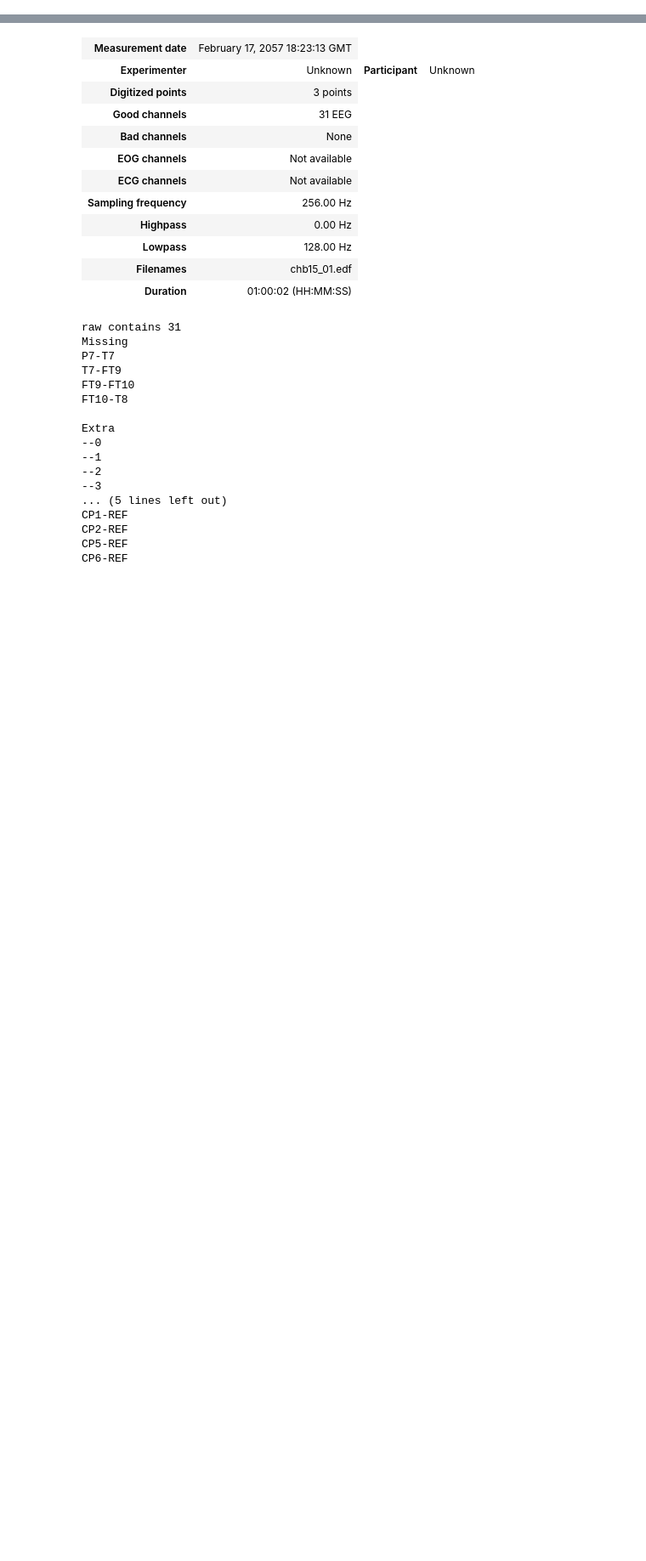
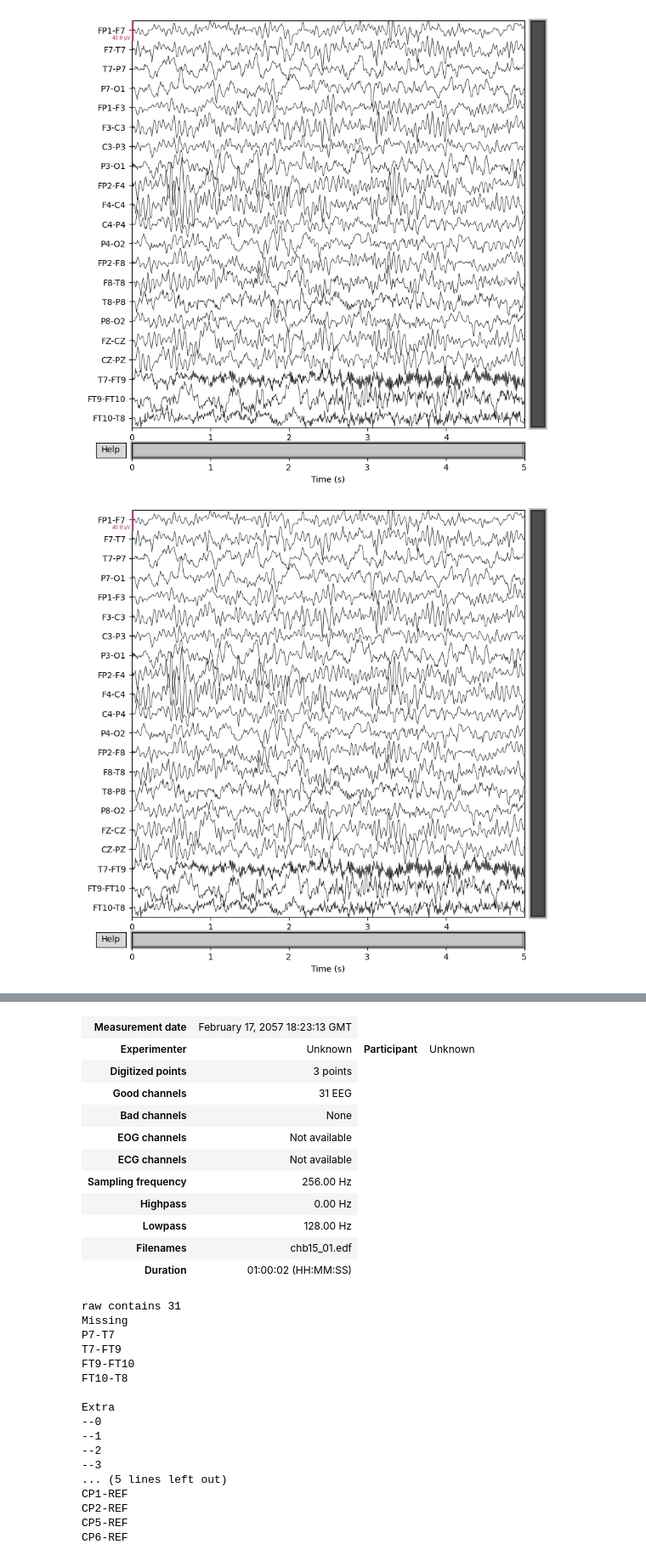
Before and after one commit to UniversityProjectsAtUnisa/epilepsy-prediction_thesis, a Jupyter notebook: scripts/dataset/test.ipynb, the cells around one changed output, grey strips where cells are left out. Shown at 85% size. Drawn from its saved outputs; the diff is of its cells as text; code cells hidden in the pictures; blank space fills up the shorter version.

```diff
--- a/scripts/dataset/test.ipynb
+++ b/scripts/dataset/test.ipynb
@@ -24,11 +27,9 @@ USEFUL_CHANNELS = [
 "P8-O2",
 "FZ-CZ",
 "CZ-PZ",
-"P7-T7",
 "T7-FT9",
 "FT9-FT10",
-"FT10-T8",
-"T8-P8",
+"FT10-T8"
 ]
 
 # new_names = dict(
@@ -41,14 +45,27 @@ MISSING = ['O1-P7', 'O2-P4', 'F8-FP2', 'F7-T7', 'F4-FP2', 'CZ-PZ', 'O1-P3', 'CZ-
+# %%
+def read_raw_edf(edf_path: pathlib.Path, channels=None) -> mne.io.Raw:
+    if channels is None:
+        channels = []
+    raw_edf = mne.io.read_raw_edf(edf_path, stim_channel=None, include=channels)  # type: ignore
+
+    if "T8-P8-1" in raw_edf.ch_names:
+        raw_edf.drop_channels("T8-P8-1")
+        new_names = {"T8-P8-0": "T8-P8"}
+        raw_edf.rename_channels(new_names)
+
+    raw_edf.reorder_channels(channels)
+    return raw_edf
 # %%
-path = pathlib.Path("/media/HDD/Unisa/Datasets/CHB_MIT/chb12/chb12_27.edf")
+path = pathlib.Path("/media/HDD/Unisa/Datasets/CHB_MIT/chb15/chb15_02.edf")
 
-raw = mne.io.read_raw_edf(path)
+raw = read_raw_edf(path, channels=USEFUL_CHANNELS)
 
-raw = raw.copy().crop(0, 20)
+raw = raw.copy().crop(0, 5, include_tmax=False)
 
-epochs = mne.make_fixed_length_epochs(raw, duration=6.0, preload=True, overlap=1.0, id=1)
-data = epochs.get_data()
+# epochs = mne.make_fixed_length_epochs(raw, duration=6.0, preload=True, overlap=1.0, id=1)
+# data = epochs.get_data()
 
-print(data.shape)
+# print(data.shape)
 
 # raw.ch_names
 # for ch in MISSING:
@@ -88,0 +97,5 @@ Loading data for 3 events and 1536 original time points ...
+# %%
+raw.plot(n_channels=22)
+# %% [output]
+[figure, added]
+[figure, added]
```
Also changed, not shown: parts of 26 cells of this notebook.
